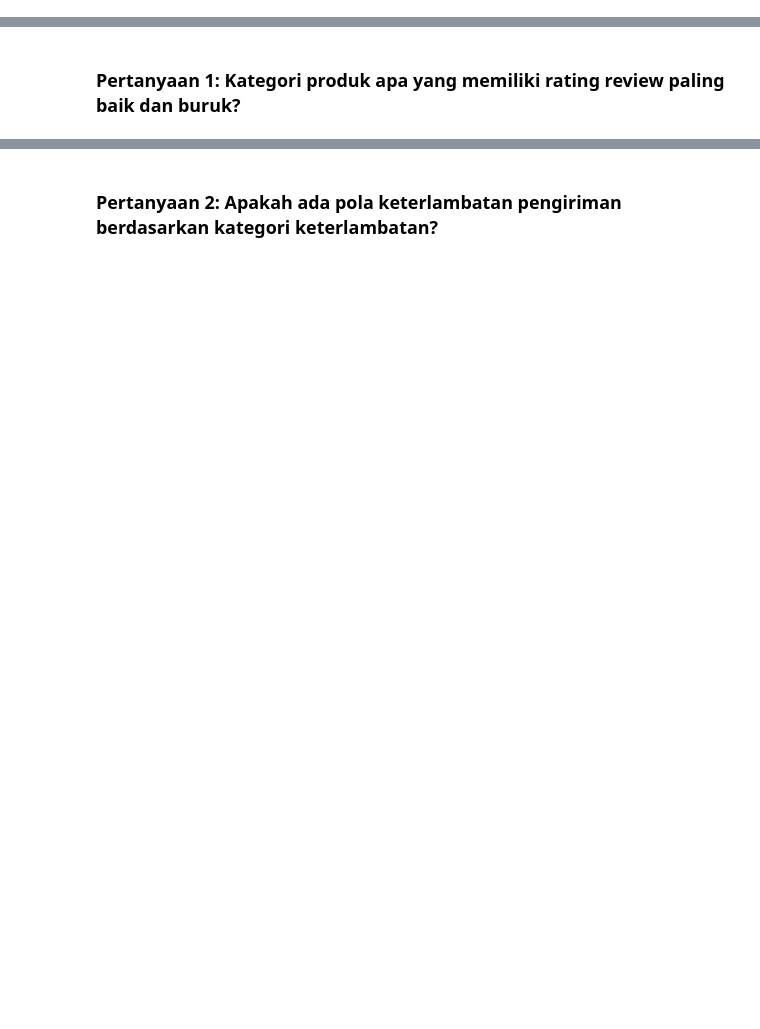
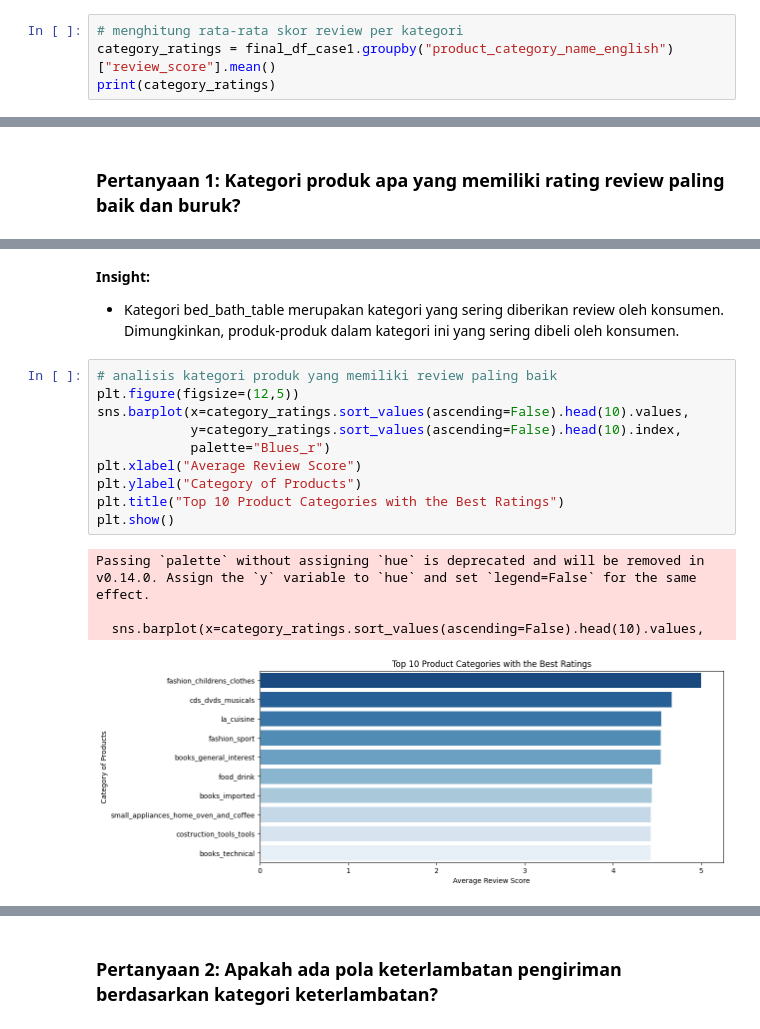
Before and after one commit to aryantiraihana/ecommerce-ml-dashboard, a Jupyter notebook: proyek_analisis_data.ipynb, the cells around one changed output, grey strips where cells are left out. Cells and saved outputs as stored; diff of their text form; blank space fills up the shorter version.

```diff
--- a/proyek_analisis_data.ipynb
+++ b/proyek_analisis_data.ipynb
@@ -443,0 +333,4 @@ Passing `palette` without assigning `hue` is deprecated and will be removed in v
+# %%
+# menghitung rata-rata skor review per kategori
+category_ratings = final_df_case1.groupby("product_category_name_english")["review_score"].mean()
+print(category_ratings)
@@ -480,0 +466,18 @@ Passing `palette` without assigning `hue` is deprecated and will be removed in v
+# %% [markdown]
+**Insight:**
+- Kategori bed_bath_table merupakan kategori yang sering diberikan review oleh konsumen. Dimungkinkan, produk-produk dalam kategori ini yang sering dibeli oleh konsumen.
+# %%
+# analisis kategori produk yang memiliki review paling baik
+plt.figure(figsize=(12,5))
+sns.barplot(x=category_ratings.sort_values(ascending=False).head(10).values,
+            y=category_ratings.sort_values(ascending=False).head(10).index,
+            palette="Blues_r")
+plt.xlabel("Average Review Score")
+plt.ylabel("Category of Products")
+plt.title("Top 10 Product Categories with the Best Ratings")
+plt.show()
+# %% [output]
+Passing `palette` without assigning `hue` is deprecated and will be removed in v0.14.0. Assign the `y` variable to `hue` and set `legend=False` for the same effect.
+
+  sns.barplot(x=category_ratings.sort_values(ascending=False).head(10).values,
+[figure, added]
```
Also changed, not shown: parts of 67 cells of this notebook, 5 other files.
